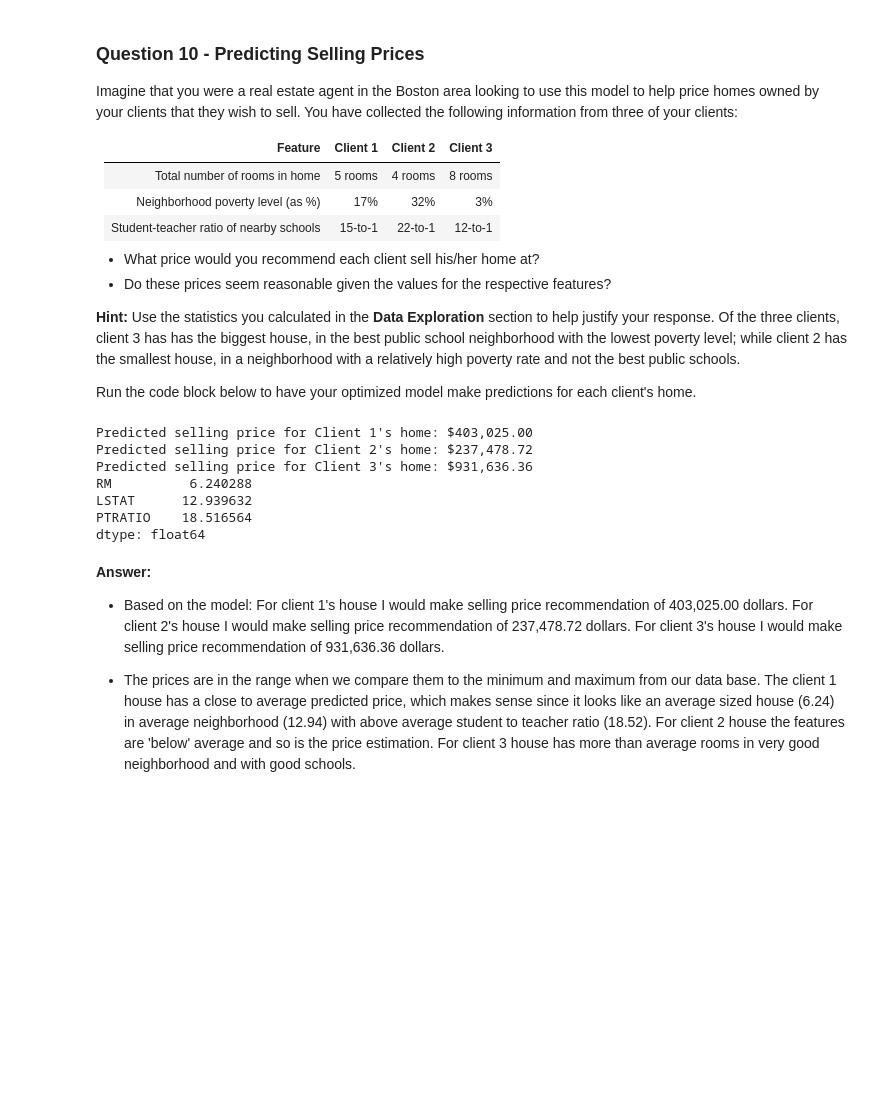
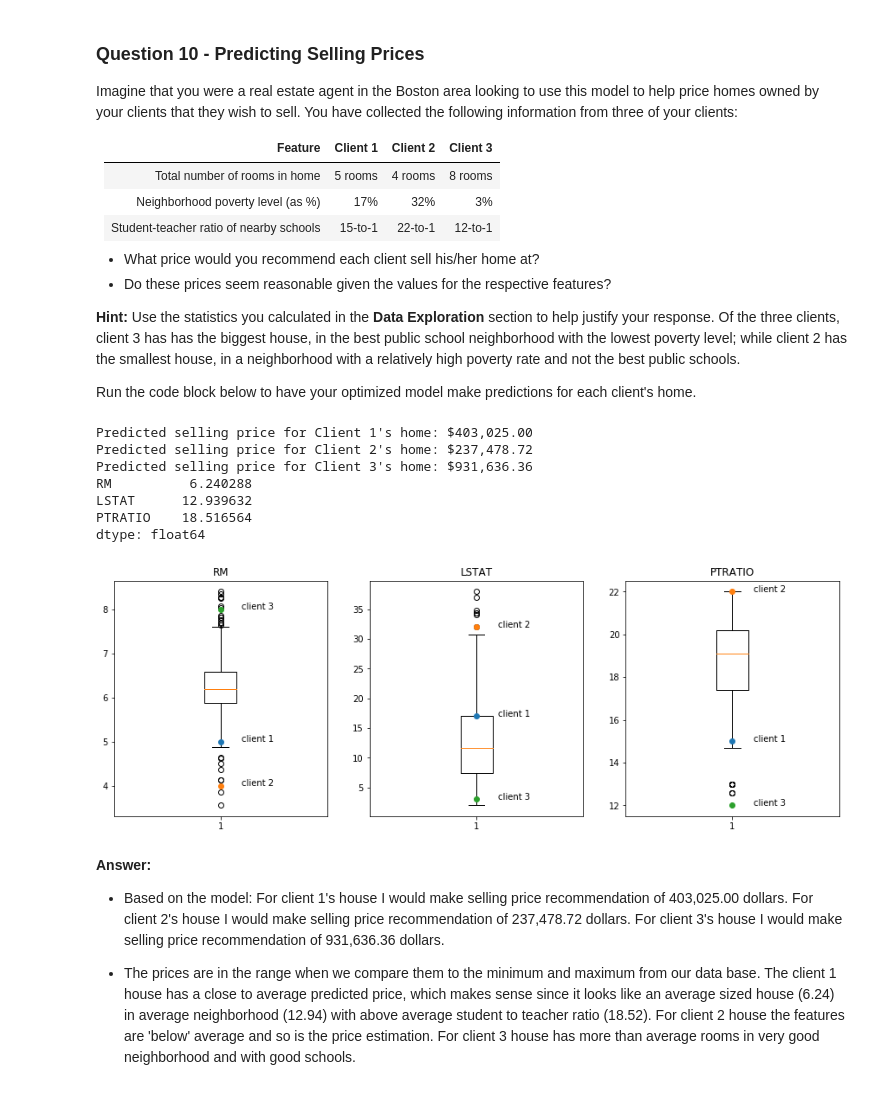
Before and after one commit to joma/machine-learning, a Jupyter notebook: projects/boston_housing/boston_housing.ipynb, the cells around one changed output. Saved outputs shown, nothing was run; the diff lists cells and outputs as text; code cells hidden in the pictures; blank space fills up the shorter version.

```diff
--- a/projects/boston_housing/boston_housing.ipynb
+++ b/projects/boston_housing/boston_housing.ipynb
@@ -374,23 +395,35 @@ Imagine that you were a real estate agent in the Boston area looking to use this
 
 Run the code block below to have your optimized model make predictions for each client's home.
 # %%
+import matplotlib.pyplot as plt
 # Produce a matrix for client data
 client_data = [[5, 17, 15], # Client 1
                [4, 32, 22], # Client 2
                [8, 3, 12]]  # Client 3
 
 # Show predictions
 for i, price in enumerate(reg.predict(client_data)):
     print("Predicted selling price for Client {}'s home: ${:,.2f}".format(i+1, price))
 
 
 print(np.mean(features, axis=0))
+
+plt.figure(figsize=(15, 5))
+
+for i, col in enumerate(features.columns):
+    plt.subplot(1, 3, i+1)
+    plt.boxplot(features[col])
+    plt.title(col)
+    for j in range(len(client_data)):
+        plt.plot(1,client_data[j][i],'o')
+        plt.text(1.1,client_data[j][i],'client {}'.format(j+1))
 # %% [output]
 Predicted selling price for Client 1's home: $403,025.00
 Predicted selling price for Client 2's home: $237,478.72
 Predicted selling price for Client 3's home: $931,636.36
 RM          6.240288
 LSTAT      12.939632
 PTRATIO    18.516564
 dtype: float64
+[figure, added]
 # %% [markdown]
```
Also changed, not shown: parts of 7 cells of this notebook.
